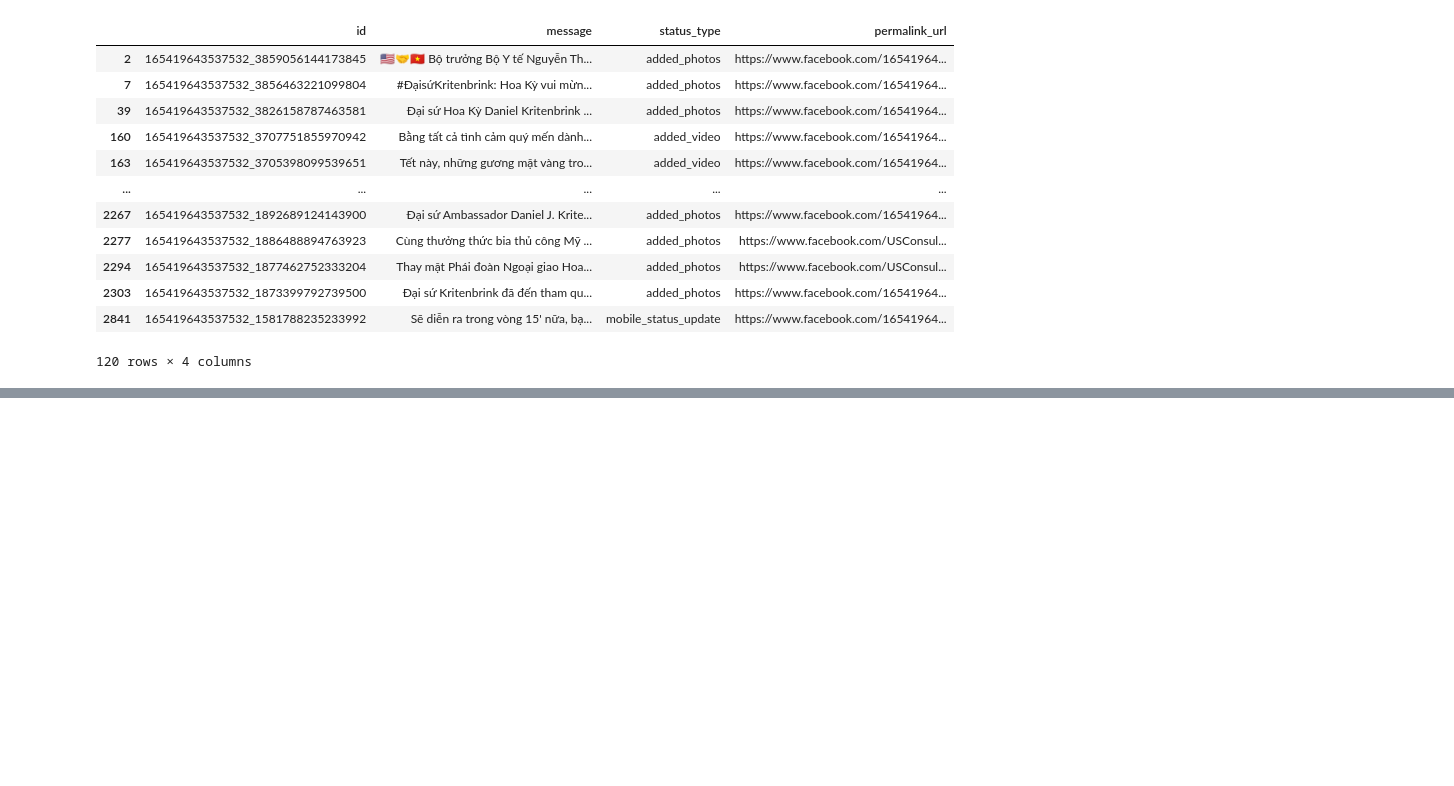
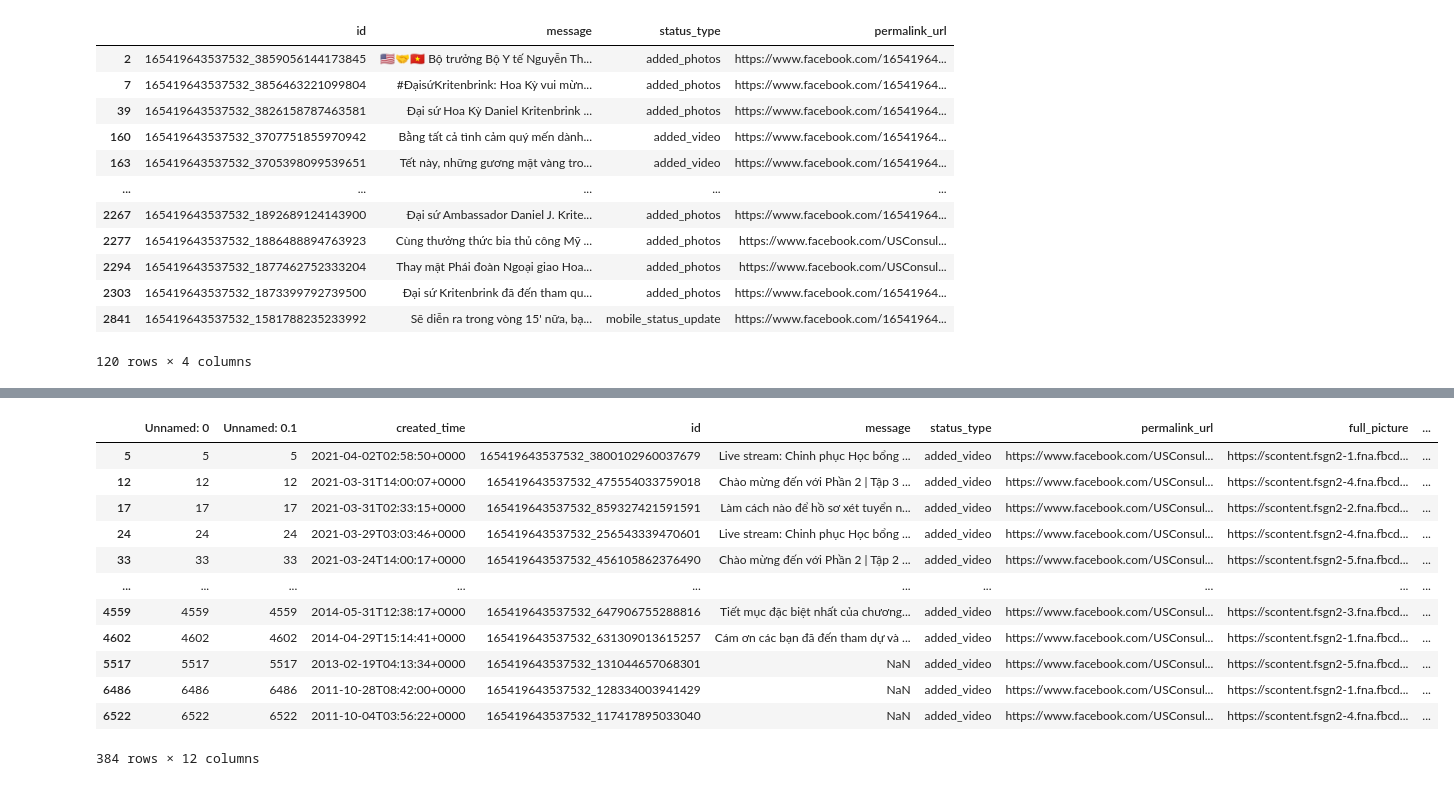
Before and after one commit to giatranhoang/usconsulate_insight, a Jupyter notebook: insight.ipynb, the cells around one changed output, grey strips where cells are left out. Saved outputs shown, nothing was run; the diff lists cells and outputs as text; code cells hidden in the pictures; blank space fills up the shorter version.

```diff
--- a/insight.ipynb
+++ b/insight.ipynb
@@ -113,0 +130,2 @@ GraphAPIError: (#190) This method must be called with a Page Access Token
+# %%
+shares = graph.get_object(id="165419643537532_3859131857499607", fields='shares')
@@ -266,0 +375,10 @@ NameError: name 'df' is not defined
+# %%
+def get_share(row):
+    item_shares = graph.get_object(id=row["id"], fields = "shares")
+    if(len(item_shares) == 2):
+        shares = item_shares["shares"]["count"]
+        return shares
+# %%
+df["shares"] = ""
+# %%
+df["shares"] = df.apply(get_share, axis = 1)
@@ -266,0 +401,16 @@ NameError: name 'df' is not defined
+# %%
+df[df["status_type"] == "added_video"]
+# %% [output]
+|  | Unnamed: 0 | Unnamed: 0.1 | created_time | id | message | status_type | permalink_url | full_picture | ... |
+| 5 | 5 | 5 | 2021-04-02T02:58:50+0000 | 165419643537532_3800102960037679 | Live stream: Chinh phục Học bổng ... | added_video | https://www.facebook.com/USConsul... | https://scontent.fsgn2-1.fna.fbcd... | ... |
+| 12 | 12 | 12 | 2021-03-31T14:00:07+0000 | 165419643537532_475554033759018 | Chào mừng đến với Phần 2 | Tập 3 ... | added_video | https://www.facebook.com/USConsul... | https://scontent.fsgn2-4.fna.fbcd... | ... |
+| 17 | 17 | 17 | 2021-03-31T02:33:15+0000 | 165419643537532_859327421591591 | Làm cách nào để hồ sơ xét tuyển n... | added_video | https://www.facebook.com/USConsul... | https://scontent.fsgn2-2.fna.fbcd... | ... |
+| 24 | 24 | 24 | 2021-03-29T03:03:46+0000 | 165419643537532_256543339470601 | Live stream: Chinh phục Học bổng ... | added_video | https://www.facebook.com/USConsul... | https://scontent.fsgn2-4.fna.fbcd... | ... |
+| 33 | 33 | 33 | 2021-03-24T14:00:17+0000 | 165419643537532_456105862376490 | Chào mừng đến với Phần 2 | Tập 2 ... | added_video | https://www.facebook.com/USConsul... | https://scontent.fsgn2-5.fna.fbcd... | ... |
+| ... | ... | ... | ... | ... | ... | ... | ... | ... | ... |
+| 4559 | 4559 | 4559 | 2014-05-31T12:38:17+0000 | 165419643537532_647906755288816 | Tiết mục đặc biệt nhất của chương... | added_video | https://www.facebook.com/USConsul... | https://scontent.fsgn2-3.fna.fbcd... | ... |
+| 4602 | 4602 | 4602 | 2014-04-29T15:14:41+0000 | 165419643537532_631309013615257 | Cám ơn các bạn đã đến tham dự và ... | added_video | https://www.facebook.com/USConsul... | https://scontent.fsgn2-1.fna.fbcd... | ... |
+| 5517 | 5517 | 5517 | 2013-02-19T04:13:34+0000 | 165419643537532_131044657068301 | NaN | added_video | https://www.facebook.com/USConsul... | https://scontent.fsgn2-5.fna.fbcd... | ... |
+| 6486 | 6486 | 6486 | 2011-10-28T08:42:00+0000 | 165419643537532_128334003941429 | NaN | added_video | https://www.facebook.com/USConsul... | https://scontent.fsgn2-1.fna.fbcd... | ... |
+| 6522 | 6522 | 6522 | 2011-10-04T03:56:22+0000 | 165419643537532_117417895033040 | NaN | added_video | https://www.facebook.com/USConsul... | https://scontent.fsgn2-4.fna.fbcd... | ... |
+384 rows × 12 columns
```
Also changed, not shown: parts of 30 cells of this notebook, 3 other files.
